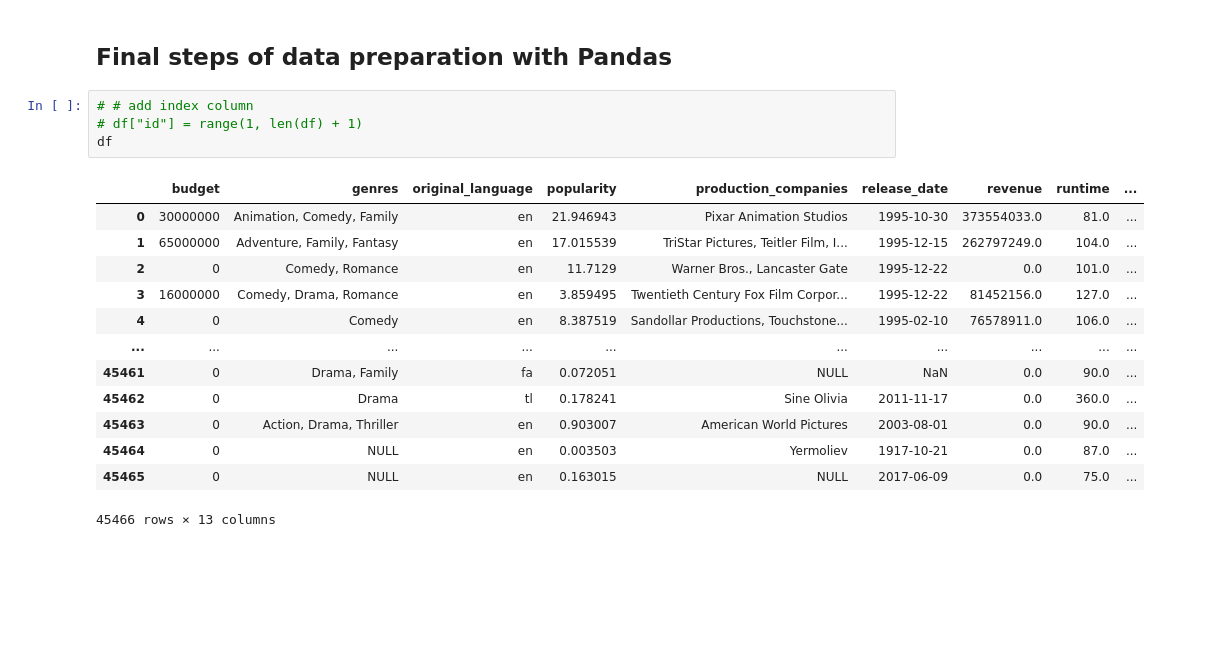
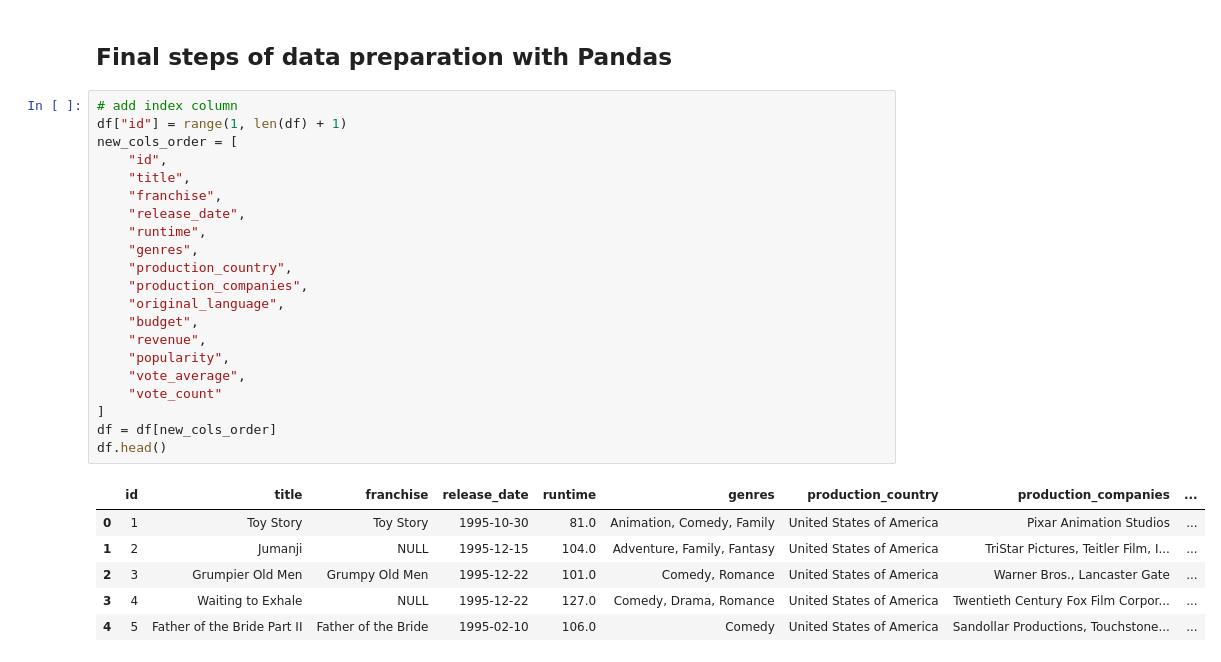
Before and after one commit to SanAntonik/MRS, a Jupyter notebook: analyze.ipynb, the cells around one changed output. Saved outputs shown, nothing was run; the diff lists cells and outputs as text; blank space fills up the shorter version.

Commit message:
Add index col. After that, change cols order

```diff
--- a/analyze.ipynb
+++ b/analyze.ipynb
@@ -365,20 +365,30 @@ Time to add index col and rearrange columns a little bit because I'm not happy w
 # %% [markdown]
 ## Final steps of data preparation with Pandas
 # %%
-# # add index column
-# df["id"] = range(1, len(df) + 1)
-df
+# add index column
+df["id"] = range(1, len(df) + 1)
+new_cols_order = [
+    "id",
+    "title",
+    "franchise",
+    "release_date",
+    "runtime",
+    "genres",
+    "production_country",
+    "production_companies",
+    "original_language",
+    "budget",
+    "revenue",
+    "popularity",
+    "vote_average",
+    "vote_count"
+]
+df = df[new_cols_order]
+df.head()
 # %% [output]
-|  | budget | genres | original_language | popularity | production_companies | release_date | revenue | runtime | ... |
-| 0 | 30000000 | Animation, Comedy, Family | en | 21.946943 | Pixar Animation Studios | 1995-10-30 | 373554033.0 | 81.0 | ... |
-| 1 | 65000000 | Adventure, Family, Fantasy | en | 17.015539 | TriStar Pictures, Teitler Film, I... | 1995-12-15 | 262797249.0 | 104.0 | ... |
-| 2 | 0 | Comedy, Romance | en | 11.7129 | Warner Bros., Lancaster Gate | 1995-12-22 | 0.0 | 101.0 | ... |
-| 3 | 16000000 | Comedy, Drama, Romance | en | 3.859495 | Twentieth Century Fox Film Corpor... | 1995-12-22 | 81452156.0 | 127.0 | ... |
-| 4 | 0 | Comedy | en | 8.387519 | Sandollar Productions, Touchstone... | 1995-02-10 | 76578911.0 | 106.0 | ... |
-| ... | ... | ... | ... | ... | ... | ... | ... | ... | ... |
-| 45461 | 0 | Drama, Family | fa | 0.072051 | NULL | NaN | 0.0 | 90.0 | ... |
-| 45462 | 0 | Drama | tl | 0.178241 | Sine Olivia | 2011-11-17 | 0.0 | 360.0 | ... |
-| 45463 | 0 | Action, Drama, Thriller | en | 0.903007 | American World Pictures | 2003-08-01 | 0.0 | 90.0 | ... |
-| 45464 | 0 | NULL | en | 0.003503 | Yermoliev | 1917-10-21 | 0.0 | 87.0 | ... |
-| 45465 | 0 | NULL | en | 0.163015 | NULL | 2017-06-09 | 0.0 | 75.0 | ... |
+|  | id | title | franchise | release_date | runtime | genres | production_country | production_companies | ... |
+| 0 | 1 | Toy Story | Toy Story | 1995-10-30 | 81.0 | Animation, Comedy, Family | United States of America | Pixar Animation Studios | ... |
+| 1 | 2 | Jumanji | NULL | 1995-12-15 | 104.0 | Adventure, Family, Fantasy | United States of America | TriStar Pictures, Teitler Film, I... | ... |
+| 2 | 3 | Grumpier Old Men | Grumpy Old Men | 1995-12-22 | 101.0 | Comedy, Romance | United States of America | Warner Bros., Lancaster Gate | ... |
+| 3 | 4 | Waiting to Exhale | NULL | 1995-12-22 | 127.0 | Comedy, Drama, Romance | United States of America | Twentieth Century Fox Film Corpor... | ... |
+| 4 | 5 | Father of the Bride Part II | Father of the Bride | 1995-02-10 | 106.0 | Comedy | United States of America | Sandollar Productions, Touchstone... | ... |
-45466 rows × 13 columns
```
Also changed, not shown: parts of 2 cells of this notebook.
